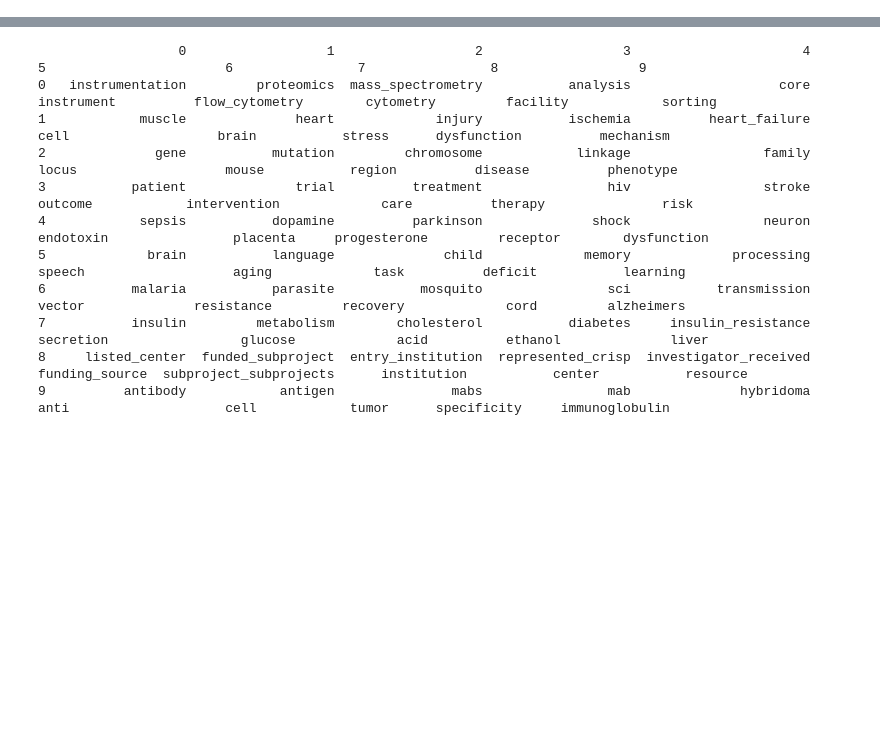
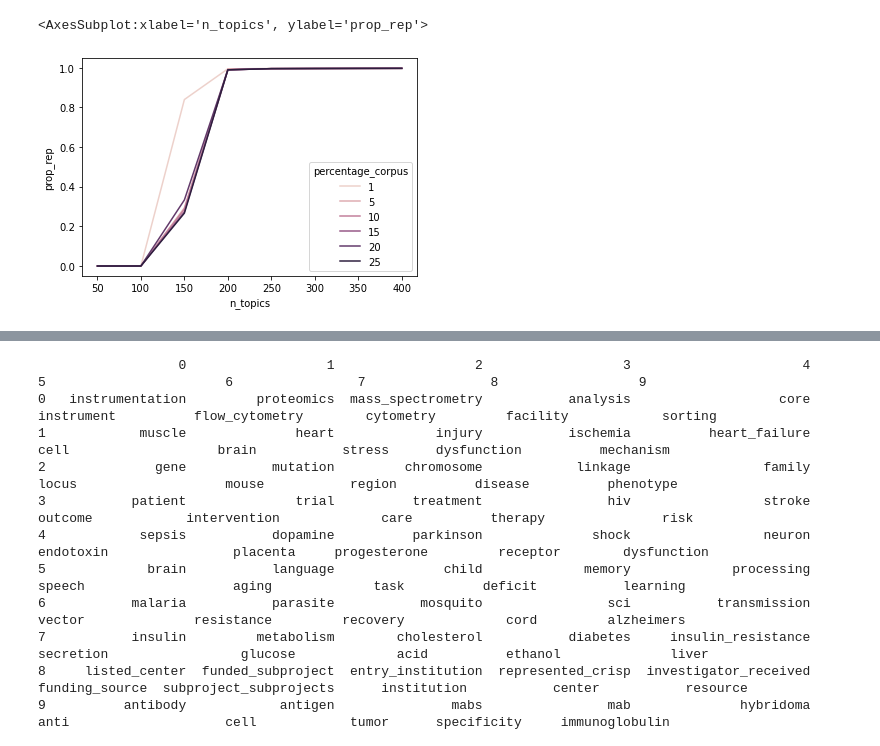
Before and after one commit to FCBT/Funding-Landscape, a Jupyter notebook: notebooks/data-subsets.ipynb, the cells around one changed output, grey strips where cells are left out. Drawn from its saved outputs; the diff is of its cells as text; code cells hidden in the pictures; blank space fills up the shorter version.

```diff
--- a/notebooks/data-subsets.ipynb
+++ b/notebooks/data-subsets.ipynb
@@ -43,10 +54,26 @@ from collections import Counter
 # %%
-lda = gensim.models.ldamulticore.LdaMulticore.load("./perc_0.25_model_50_topics")
+rep_topics = []
 
-K = lda.num_topics
-w_ids = []
-for i in range(K):
-    x = lda.get_topic_terms(i)
-    w_ids.append([j[0] for j in x])
-    w_ids[i].sort()
-    w_ids[i] = "".join([str(w) for w in w_ids[i]])
+for p in proportion_corpus:
+    for K in topics_range:
+
+        file = "../results/fine-scale/lda-models/testing-subsets/perc_" + str(p) + "_model_" + str(K) + "_topics"
+        lda = gensim.models.ldamulticore.LdaMulticore.load(file)
+
+        K = lda.num_topics
+        w_ids = []
+        for t in range(K):
+            x = lda.get_topic_terms(t)
+            w_ids.append([j[0] for j in x])
+            w_ids[t].sort()
+            w_ids[t] = "".join([str(w) for w in w_ids[t]])
+
+        rep_topics.append(max(Counter(w_ids).values()))
+# %%
+df["rep_topics"] = [x for x in map(lambda x: x-1, rep_topics)]
+df["prop_rep"] = df["rep_topics"] / df["n_topics"]
+
+sn.lineplot(data=df, x="n_topics", y="prop_rep", hue="percentage_corpus")
+# %% [output]
+<AxesSubplot:xlabel='n_topics', ylabel='prop_rep'>
+[figure, added]
```
Also changed, not shown: parts of 9 cells of this notebook, 1 other file.
